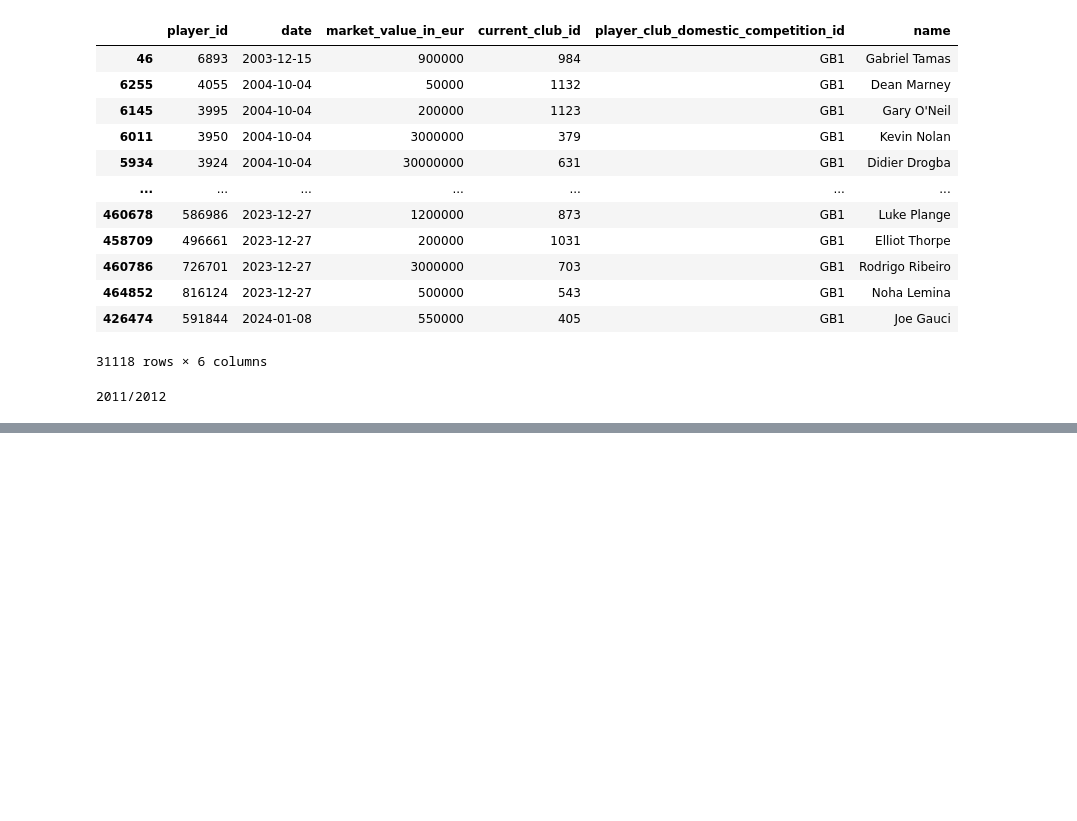
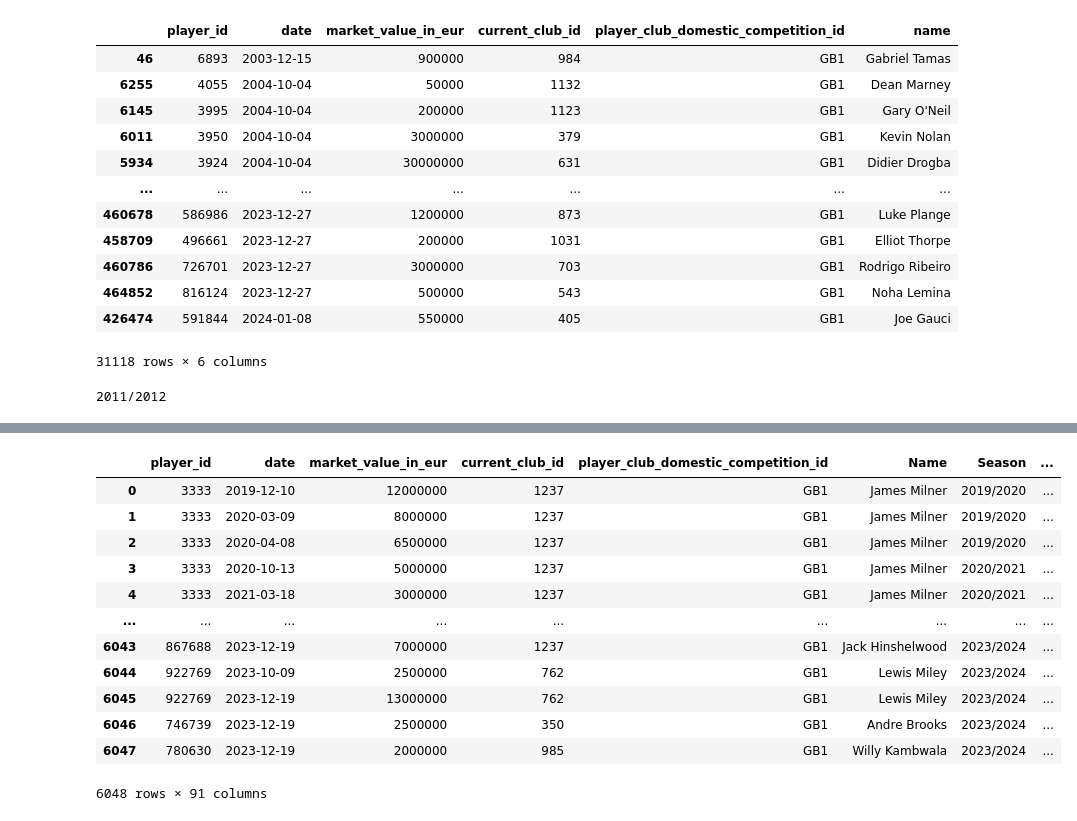
Before and after one commit to JackBenadon/DS440-Project, a Jupyter notebook: Pre_processing.ipynb, the cells around one changed output, grey strips where cells are left out. Saved outputs shown, nothing was run; the diff lists cells and outputs as text; code cells hidden in the pictures; blank space fills up the shorter version.

```diff
--- a/Pre_processing.ipynb
+++ b/Pre_processing.ipynb
@@ -50,3 +50,7 @@ player_valuations_df (465282, 5)
 games_df (66793, 23)
 players_df (30495, 23)
 Data imported
+# %%
+path = "/content/drive/MyDrive/Senior year/Capstone/data/DS440 Master Table.csv"
+master_table = pd.read_csv(path, encoding='iso-8859-1')
+master_table
@@ -148 +166,6 @@ merged_table
 465282 rows × 7 columns
+# %%
+print(merged_table.columns)
+merged_table.columns = merged_table.columns.str.strip()
+merged_table.rename(columns={'name': 'Name'}, inplace=True)
+merged_table
@@ -148,0 +187,18 @@ merged_table
+# %%
+training_df = pd.merge(merged_table, master_table, on=['Name', 'Season'], how='inner')
+# %%
+training_df
+# %% [output]
+|  | player_id | date | market_value_in_eur | current_club_id | player_club_domestic_competition_id | Name | Season | ... |
+| 0 | 3333 | 2019-12-10 | 12000000 | 1237 | GB1 | James Milner | 2019/2020 | ... |
+| 1 | 3333 | 2020-03-09 | 8000000 | 1237 | GB1 | James Milner | 2019/2020 | ... |
+| 2 | 3333 | 2020-04-08 | 6500000 | 1237 | GB1 | James Milner | 2019/2020 | ... |
+| 3 | 3333 | 2020-10-13 | 5000000 | 1237 | GB1 | James Milner | 2020/2021 | ... |
+| 4 | 3333 | 2021-03-18 | 3000000 | 1237 | GB1 | James Milner | 2020/2021 | ... |
+| ... | ... | ... | ... | ... | ... | ... | ... | ... |
+| 6043 | 867688 | 2023-12-19 | 7000000 | 1237 | GB1 | Jack Hinshelwood | 2023/2024 | ... |
+| 6044 | 922769 | 2023-10-09 | 2500000 | 762 | GB1 | Lewis Miley | 2023/2024 | ... |
+| 6045 | 922769 | 2023-12-19 | 13000000 | 762 | GB1 | Lewis Miley | 2023/2024 | ... |
+| 6046 | 746739 | 2023-12-19 | 2500000 | 350 | GB1 | Andre Brooks | 2023/2024 | ... |
+| 6047 | 780630 | 2023-12-19 | 2000000 | 985 | GB1 | Willy Kambwala | 2023/2024 | ... |
+6048 rows × 91 columns
```
Also changed, not shown: parts of 3 cells of this notebook.
